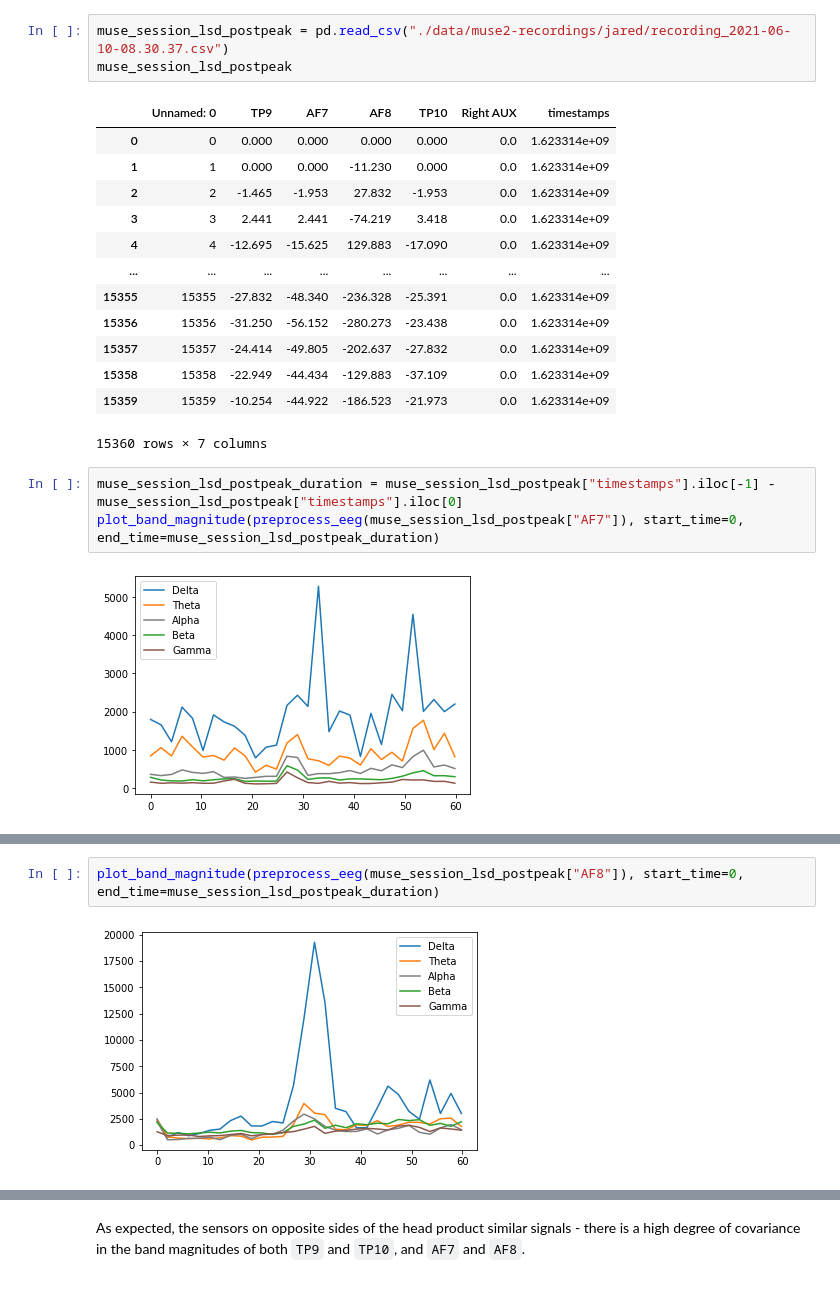
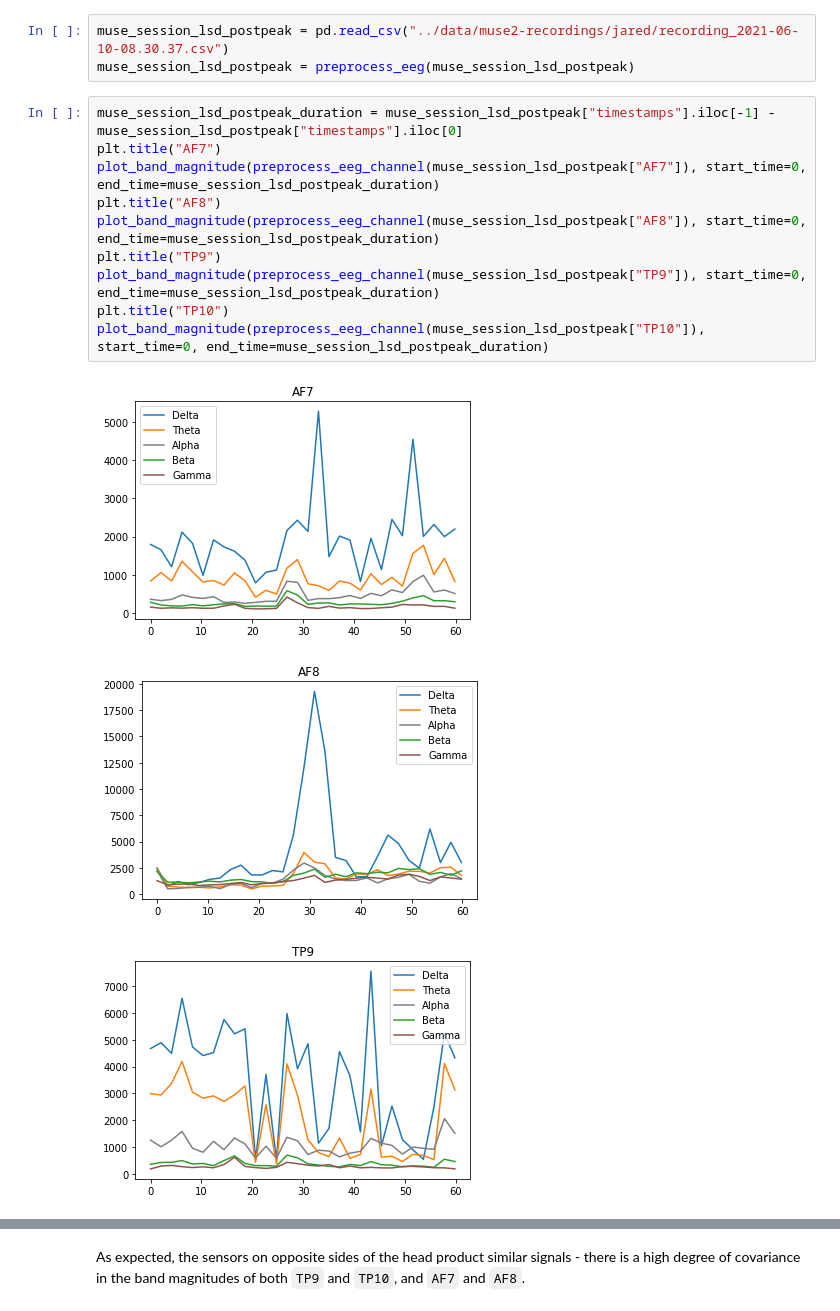
Before and after one commit to jaredloomis/neurothink, a Jupyter notebook: EEG/Muse-EEG.ipynb, the cells around one changed output, grey strips where cells are left out. Cells and saved outputs as stored; diff of their text form.

```diff
--- a/EEG/Muse-EEG.ipynb
+++ b/EEG/Muse-EEG.ipynb
@@ -120,22 +37,17 @@ def plot_band_magnitude(data, frame_size=None, sample_rate=DEFAULT_SAMPLE_RATE,
 # %%
-muse_session_lsd_postpeak = pd.read_csv("./data/muse2-recordings/jared/recording_2021-06-10-08.30.37.csv")
-muse_session_lsd_postpeak
+muse_session_lsd_postpeak = pd.read_csv("../data/muse2-recordings/jared/recording_2021-06-10-08.30.37.csv")
+muse_session_lsd_postpeak = preprocess_eeg(muse_session_lsd_postpeak)
-# %% [output]
-|  | Unnamed: 0 | TP9 | AF7 | AF8 | TP10 | Right AUX | timestamps |
-| 0 | 0 | 0.000 | 0.000 | 0.000 | 0.000 | 0.0 | 1.623314e+09 |
-| 1 | 1 | 0.000 | 0.000 | -11.230 | 0.000 | 0.0 | 1.623314e+09 |
-| 2 | 2 | -1.465 | -1.953 | 27.832 | -1.953 | 0.0 | 1.623314e+09 |
-| 3 | 3 | 2.441 | 2.441 | -74.219 | 3.418 | 0.0 | 1.623314e+09 |
-| 4 | 4 | -12.695 | -15.625 | 129.883 | -17.090 | 0.0 | 1.623314e+09 |
-| ... | ... | ... | ... | ... | ... | ... | ... |
-| 15355 | 15355 | -27.832 | -48.340 | -236.328 | -25.391 | 0.0 | 1.623314e+09 |
-| 15356 | 15356 | -31.250 | -56.152 | -280.273 | -23.438 | 0.0 | 1.623314e+09 |
-| 15357 | 15357 | -24.414 | -49.805 | -202.637 | -27.832 | 0.0 | 1.623314e+09 |
-| 15358 | 15358 | -22.949 | -44.434 | -129.883 | -37.109 | 0.0 | 1.623314e+09 |
-| 15359 | 15359 | -10.254 | -44.922 | -186.523 | -21.973 | 0.0 | 1.623314e+09 |
-15360 rows × 7 columns
 # %%
 muse_session_lsd_postpeak_duration = muse_session_lsd_postpeak["timestamps"].iloc[-1] - muse_session_lsd_postpeak["timestamps"].iloc[0]
-plot_band_magnitude(preprocess_eeg(muse_session_lsd_postpeak["AF7"]), start_time=0, end_time=muse_session_lsd_postpeak_duration)
+plt.title("AF7")
+plot_band_magnitude(preprocess_eeg_channel(muse_session_lsd_postpeak["AF7"]), start_time=0, end_time=muse_session_lsd_postpeak_duration)
+plt.title("AF8")
+plot_band_magnitude(preprocess_eeg_channel(muse_session_lsd_postpeak["AF8"]), start_time=0, end_time=muse_session_lsd_postpeak_duration)
+plt.title("TP9")
+plot_band_magnitude(preprocess_eeg_channel(muse_session_lsd_postpeak["TP9"]), start_time=0, end_time=muse_session_lsd_postpeak_duration)
+plt.title("TP10")
+plot_band_magnitude(preprocess_eeg_channel(muse_session_lsd_postpeak["TP10"]), start_time=0, end_time=muse_session_lsd_postpeak_duration)
 # %% [output]
-[figure, old version]
+[figure, new version]
+[figure, added]
+[figure, added]
@@ -142,4 +54,0 @@ plot_band_magnitude(preprocess_eeg(muse_session_lsd_postpeak["AF7"]), start_time
-# %%
-plot_band_magnitude(preprocess_eeg(muse_session_lsd_postpeak["AF8"]), start_time=0, end_time=muse_session_lsd_postpeak_duration)
-# %% [output]
-[figure, removed]
```
Also changed, not shown: parts of 26 cells of this notebook, 5 other files.
